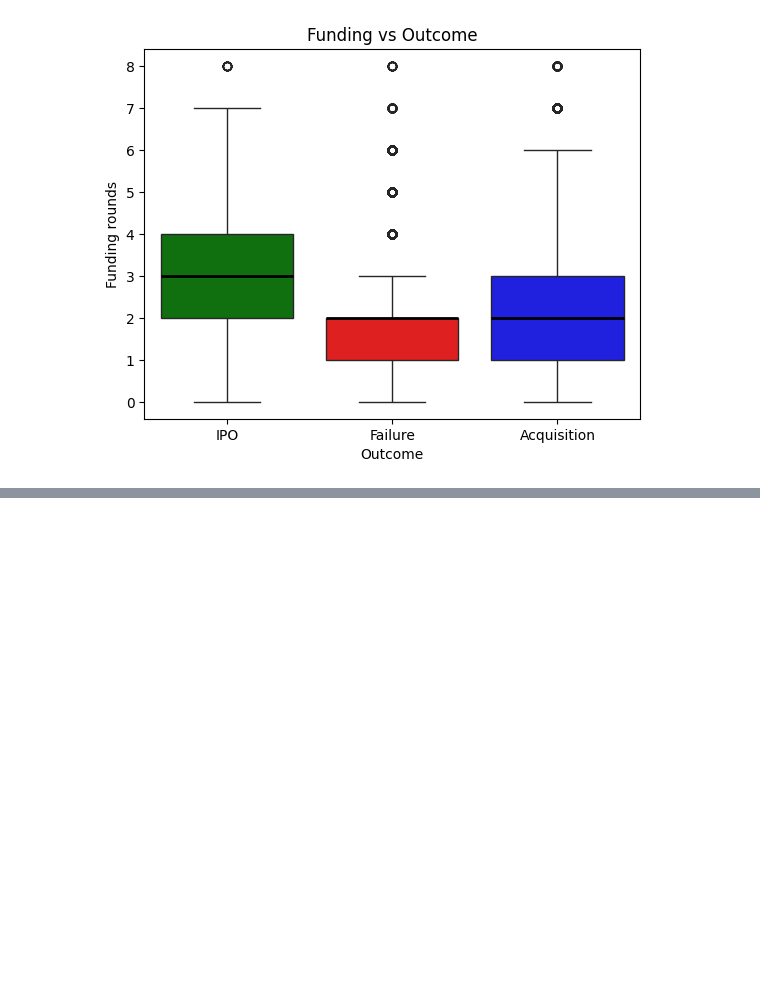
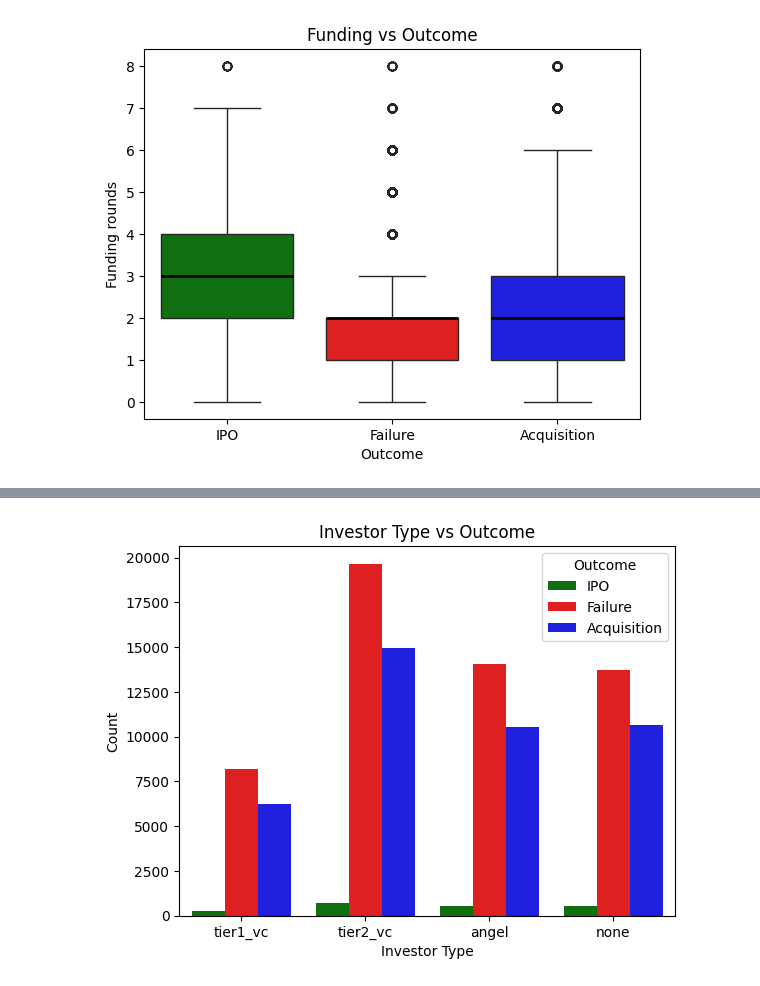
Before and after one commit to chantal-e/MTH4000, a Jupyter notebook: startup_funding_and_outcome_analysis.ipynb, the cells around one changed output, grey strips where cells are left out. Saved outputs shown, nothing was run; the diff lists cells and outputs as text; code cells hidden in the pictures; blank space fills up the shorter version.

```diff
--- a/startup_funding_and_outcome_analysis.ipynb
+++ b/startup_funding_and_outcome_analysis.ipynb
@@ -123,0 +143,14 @@ plt.show()
+# %%
+investor_order = ['tier1_vc', 'tier2_vc', 'angel', 'none']
+sns.countplot(x='investor_type',
+              hue='outcome',
+              palette= funding_vs_outcome,
+              order = investor_order,
+              data=df)
+plt.title("Investor Type vs Outcome")
+plt.xlabel("Investor Type")
+plt.ylabel("Count")
+plt.legend(title="Outcome")
+plt.show()
+# %% [output]
+[figure, added]
```
Also changed, not shown: parts of 7 cells of this notebook.
